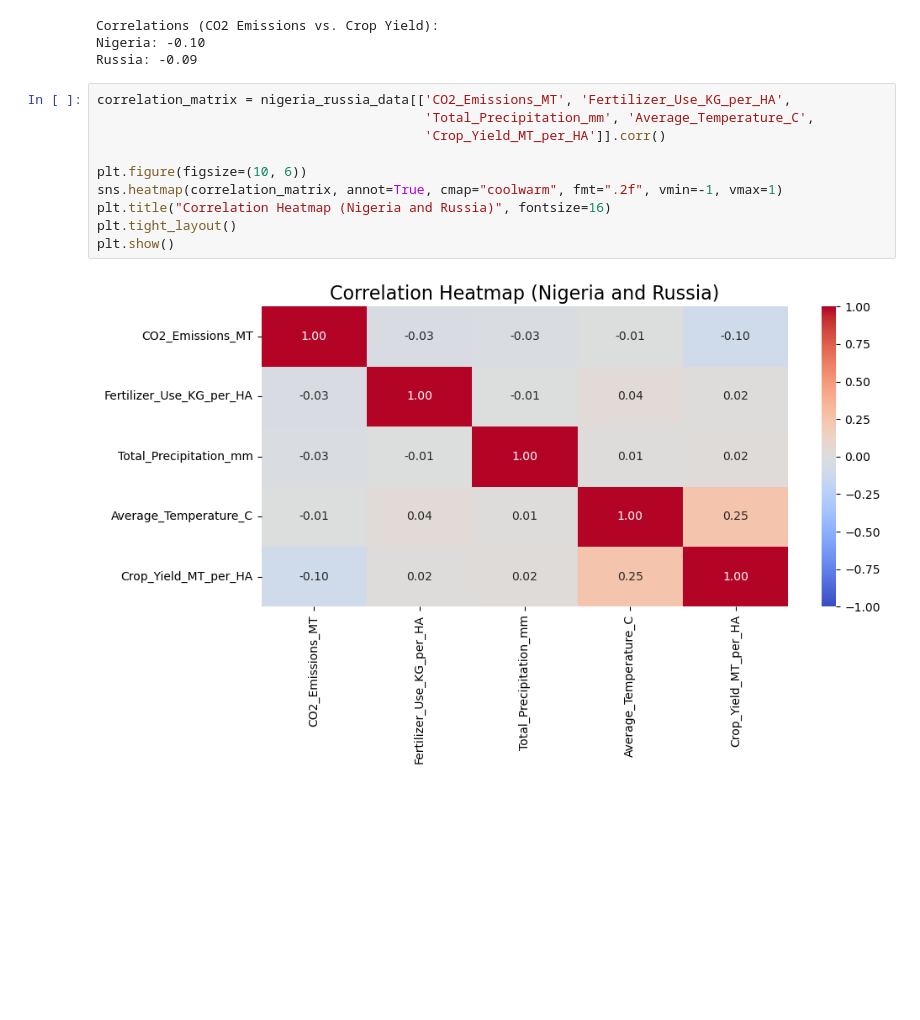
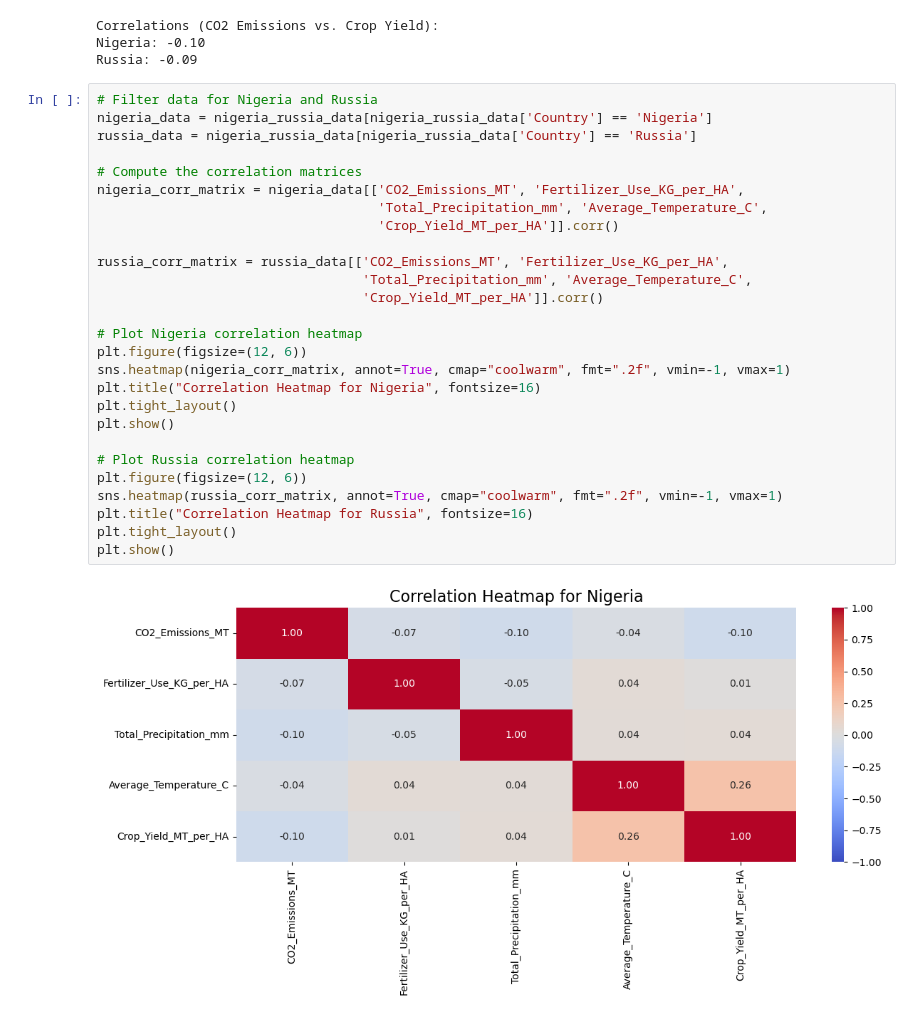
Before and after one commit to eyang003/DS4200, a Jupyter notebook: Visualizations for website.ipynb, the cells around one changed output. Cells and saved outputs as stored; diff of their text form; blank space fills up the shorter version.

```diff
--- a/Visualizations for website.ipynb
+++ b/Visualizations for website.ipynb
@@ -146,14 +146,31 @@ Correlations (CO2 Emissions vs. Crop Yield):
 Nigeria: -0.10
 Russia: -0.09
 # %%
-correlation_matrix = nigeria_russia_data[['CO2_Emissions_MT', 'Fertilizer_Use_KG_per_HA',
-                                          'Total_Precipitation_mm', 'Average_Temperature_C',
-                                          'Crop_Yield_MT_per_HA']].corr()
+# Filter data for Nigeria and Russia
+nigeria_data = nigeria_russia_data[nigeria_russia_data['Country'] == 'Nigeria']
+russia_data = nigeria_russia_data[nigeria_russia_data['Country'] == 'Russia']
 
-plt.figure(figsize=(10, 6))
-sns.heatmap(correlation_matrix, annot=True, cmap="coolwarm", fmt=".2f", vmin=-1, vmax=1)
-plt.title("Correlation Heatmap (Nigeria and Russia)", fontsize=16)
+# Compute the correlation matrices
+nigeria_corr_matrix = nigeria_data[['CO2_Emissions_MT', 'Fertilizer_Use_KG_per_HA',
+                                    'Total_Precipitation_mm', 'Average_Temperature_C',
+                                    'Crop_Yield_MT_per_HA']].corr()
+
+russia_corr_matrix = russia_data[['CO2_Emissions_MT', 'Fertilizer_Use_KG_per_HA',
+                                  'Total_Precipitation_mm', 'Average_Temperature_C',
+                                  'Crop_Yield_MT_per_HA']].corr()
+
+# Plot Nigeria correlation heatmap
+plt.figure(figsize=(12, 6))
+sns.heatmap(nigeria_corr_matrix, annot=True, cmap="coolwarm", fmt=".2f", vmin=-1, vmax=1)
+plt.title("Correlation Heatmap for Nigeria", fontsize=16)
 plt.tight_layout()
 plt.show()
+
+# Plot Russia correlation heatmap
+plt.figure(figsize=(12, 6))
+sns.heatmap(russia_corr_matrix, annot=True, cmap="coolwarm", fmt=".2f", vmin=-1, vmax=1)
+plt.title("Correlation Heatmap for Russia", fontsize=16)
+plt.tight_layout()
+plt.show()
 # %% [output]
-[figure, old version]
+[figure, new version]
```
Also changed, not shown: parts of 1 cell of this notebook.
